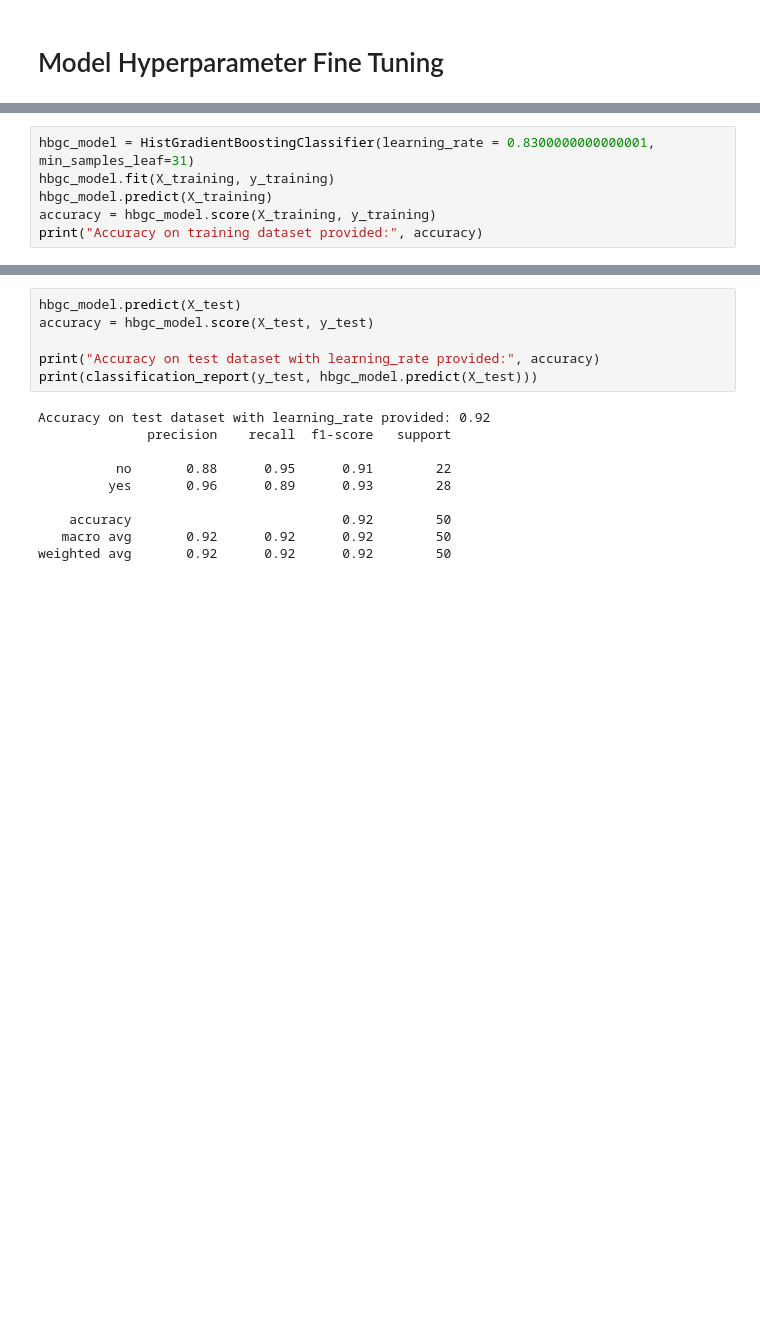
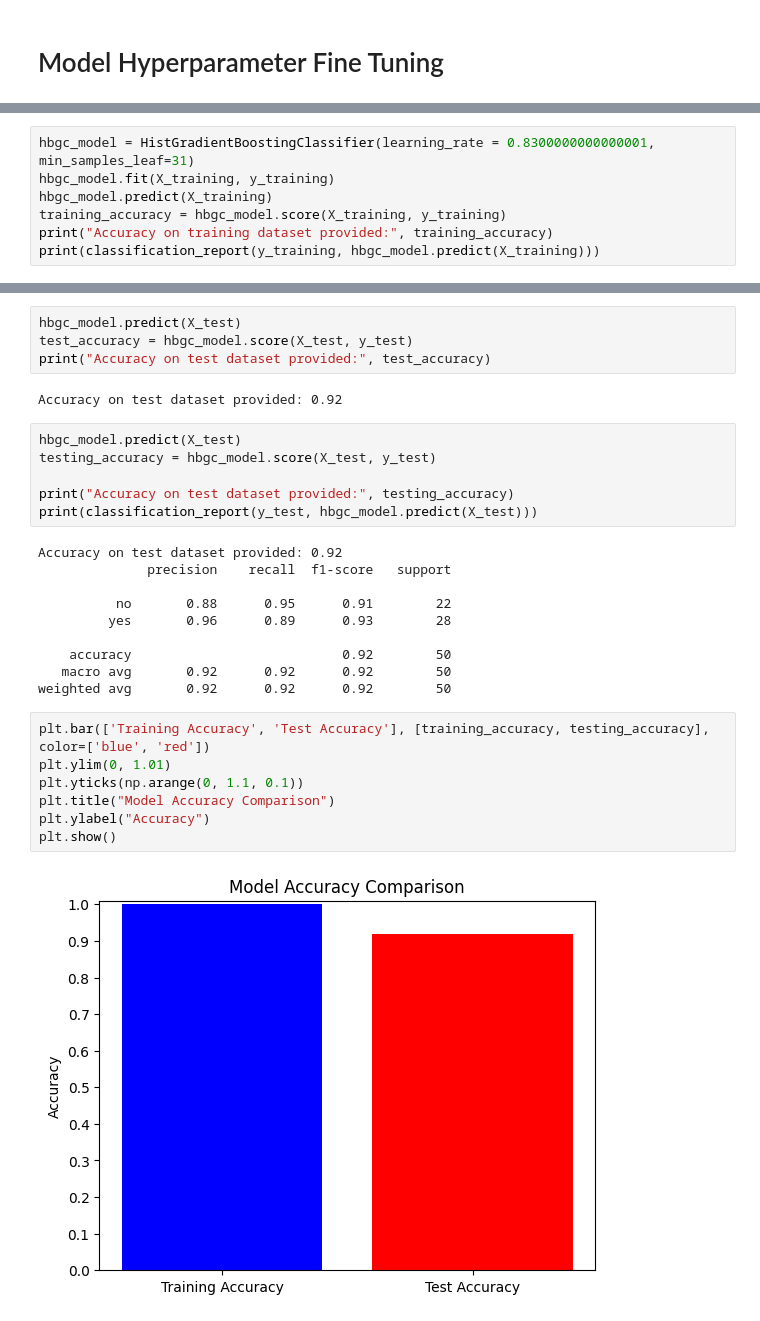
Before and after one commit to G-cae78/Model-Training-ML-1, a Jupyter notebook: HistogramBasedGradientBoosting.ipynb, the cells around one changed output, grey strips where cells are left out. Saved outputs shown, nothing was run; the diff lists cells and outputs as text; blank space fills up the shorter version.

```diff
--- a/HistogramBasedGradientBoosting.ipynb
+++ b/HistogramBasedGradientBoosting.ipynb
@@ -220,7 +215,8 @@ weighted avg       0.85      0.84      0.84        50
 hbgc_model = HistGradientBoostingClassifier(learning_rate = 0.8300000000000001, min_samples_leaf=31)
 hbgc_model.fit(X_training, y_training)
 hbgc_model.predict(X_training)
-accuracy = hbgc_model.score(X_training, y_training)
-print("Accuracy on training dataset provided:", accuracy)
+training_accuracy = hbgc_model.score(X_training, y_training)
+print("Accuracy on training dataset provided:", training_accuracy)
+print(classification_report(y_training, hbgc_model.predict(X_training)))
 # %% [output]
 Accuracy on training dataset provided: 1.0
@@ -227,11 +231,17 @@ Accuracy on training dataset provided: 1.0
+# %%
+hbgc_model.predict(X_test)
+test_accuracy = hbgc_model.score(X_test, y_test)
+print("Accuracy on test dataset provided:", test_accuracy)
+# %% [output]
+Accuracy on test dataset provided: 0.92
 # %%
 hbgc_model.predict(X_test)
-accuracy = hbgc_model.score(X_test, y_test)
+testing_accuracy = hbgc_model.score(X_test, y_test)
 
-print("Accuracy on test dataset with learning_rate provided:", accuracy)
+print("Accuracy on test dataset provided:", testing_accuracy)
 print(classification_report(y_test, hbgc_model.predict(X_test)))
 # %% [output]
-Accuracy on test dataset with learning_rate provided: 0.92
+Accuracy on test dataset provided: 0.92
               precision    recall  f1-score   support
 
           no       0.88      0.95      0.91        22
@@ -240,3 +250,12 @@ Accuracy on test dataset with learning_rate provided: 0.92
     accuracy                           0.92        50
    macro avg       0.92      0.92      0.92        50
 weighted avg       0.92      0.92      0.92        50
+# %%
+plt.bar(['Training Accuracy', 'Test Accuracy'], [training_accuracy, testing_accuracy], color=['blue', 'red'])
+plt.ylim(0, 1.01)
+plt.yticks(np.arange(0, 1.1, 0.1))
+plt.title("Model Accuracy Comparison")
+plt.ylabel("Accuracy")
+plt.show()
+# %% [output]
+[figure, added]
```
Also changed, not shown: parts of 4 cells of this notebook, 1 other file.
